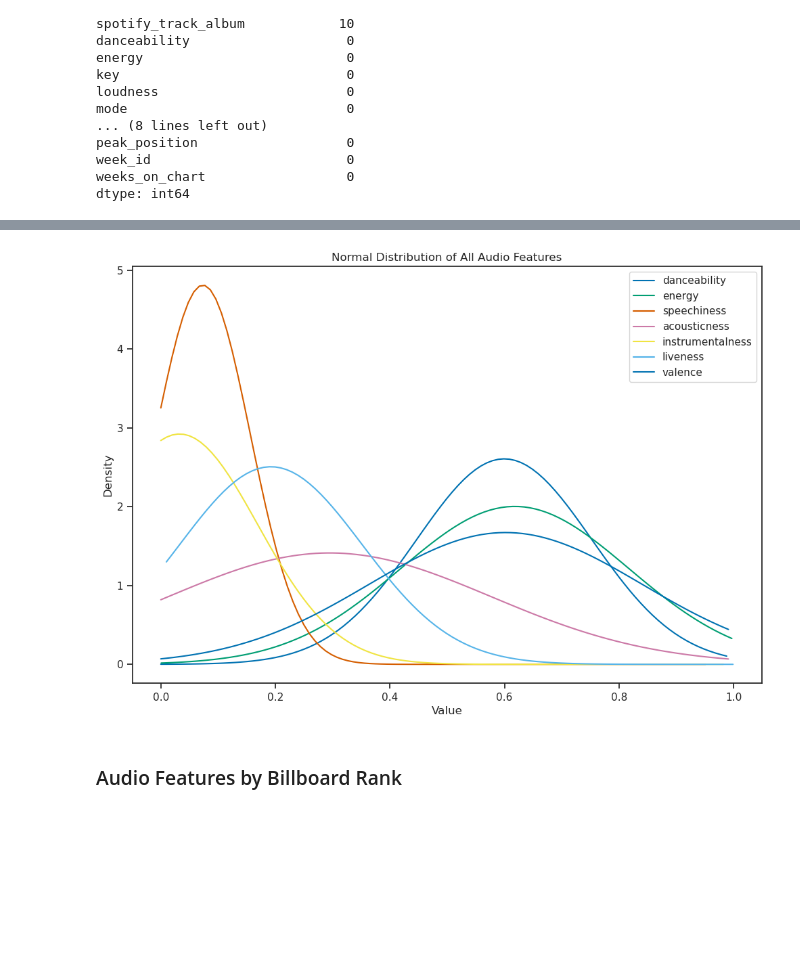
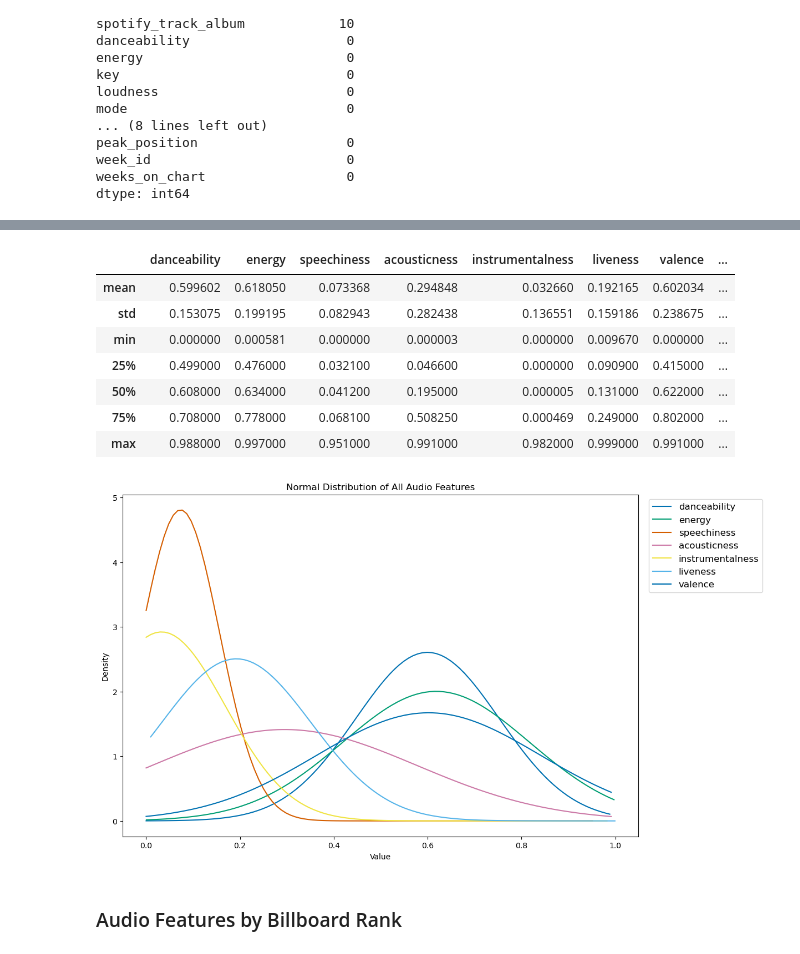
Before and after one commit to dliang5299/Spotify-Analysis, a Jupyter notebook: audio_features_analysis.ipynb, the cells around one changed output, grey strips where cells are left out. Drawn from its saved outputs; the diff is of its cells as text; code cells hidden in the pictures; blank space fills up the shorter version.

Commit message:
audio features analysis final

```diff
--- a/audio_features_analysis.ipynb
+++ b/audio_features_analysis.ipynb
@@ -117,27 +117,38 @@ af.loc[20778, 'spotify_track_popularity'] = 1
 af.loc[26933, 'spotify_track_popularity'] = 41
 af.loc[27108, 'spotify_track_popularity'] = 17
 af.loc[27364, 'spotify_track_popularity'] = 28
+# %%
+af[audio_features_list + ['spotify_track_popularity']].describe().drop('count')
+# %% [output]
+|  | danceability | energy | speechiness | acousticness | instrumentalness | liveness | valence | ... |
+| mean | 0.599602 | 0.618050 | 0.073368 | 0.294848 | 0.032660 | 0.192165 | 0.602034 | ... |
+| std | 0.153075 | 0.199195 | 0.082943 | 0.282438 | 0.136551 | 0.159186 | 0.238675 | ... |
+| min | 0.000000 | 0.000581 | 0.000000 | 0.000003 | 0.000000 | 0.009670 | 0.000000 | ... |
+| 25% | 0.499000 | 0.476000 | 0.032100 | 0.046600 | 0.000000 | 0.090900 | 0.415000 | ... |
+| 50% | 0.608000 | 0.634000 | 0.041200 | 0.195000 | 0.000005 | 0.131000 | 0.622000 | ... |
+| 75% | 0.708000 | 0.778000 | 0.068100 | 0.508250 | 0.000469 | 0.249000 | 0.802000 | ... |
+| max | 0.988000 | 0.997000 | 0.951000 | 0.991000 | 0.982000 | 0.999000 | 0.991000 | ... |
 # %%
 '''Normal Distribution of All Audio Features'''
 
 warnings.filterwarnings("ignore")
 plt.style.use("seaborn-colorblind")
 plt.figure(figsize=(12, 8))
 
 # plot bell curve for each feature
 for feature in af[audio_features_list]:
     data = af[feature]
     x = np.linspace(data.min(), data.max(), 100)
     plt.plot(x, norm.pdf(x, data.mean(), data.std()), label=feature)
 
 plt.title('Normal Distribution of All Audio Features')
 plt.xlabel('Value')
 plt.ylabel('Density')
 
-plt.legend()
+plt.legend(bbox_to_anchor=(1.25,1), fontsize='large')
 plt.show()
 # %% [output]
-[figure, old version]
+[figure, new version]
 # %% [markdown]
 ### Audio Features by Billboard Rank
 # %%
```
Also changed, not shown: parts of 7 cells of this notebook.
